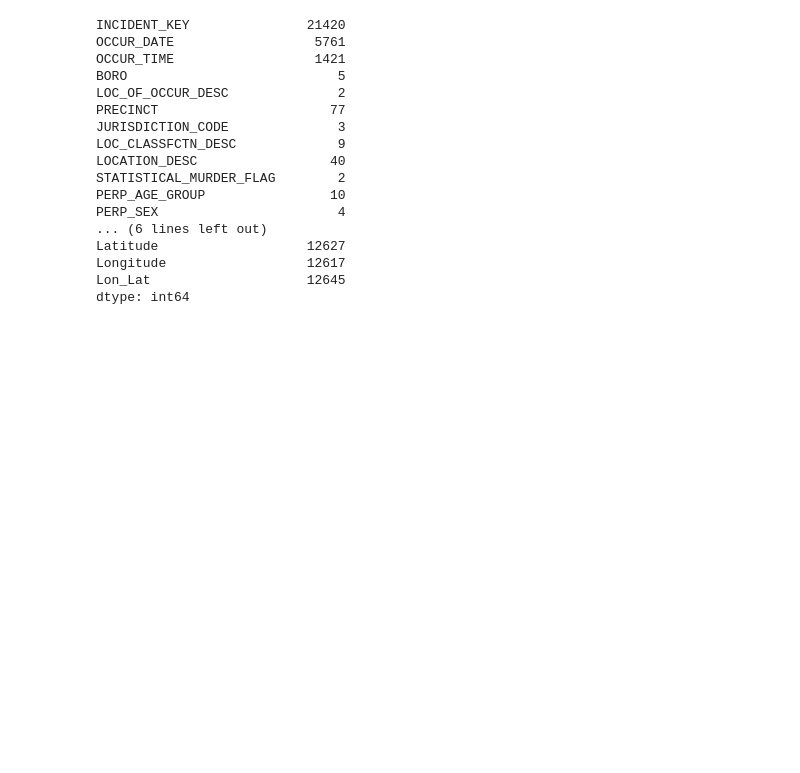
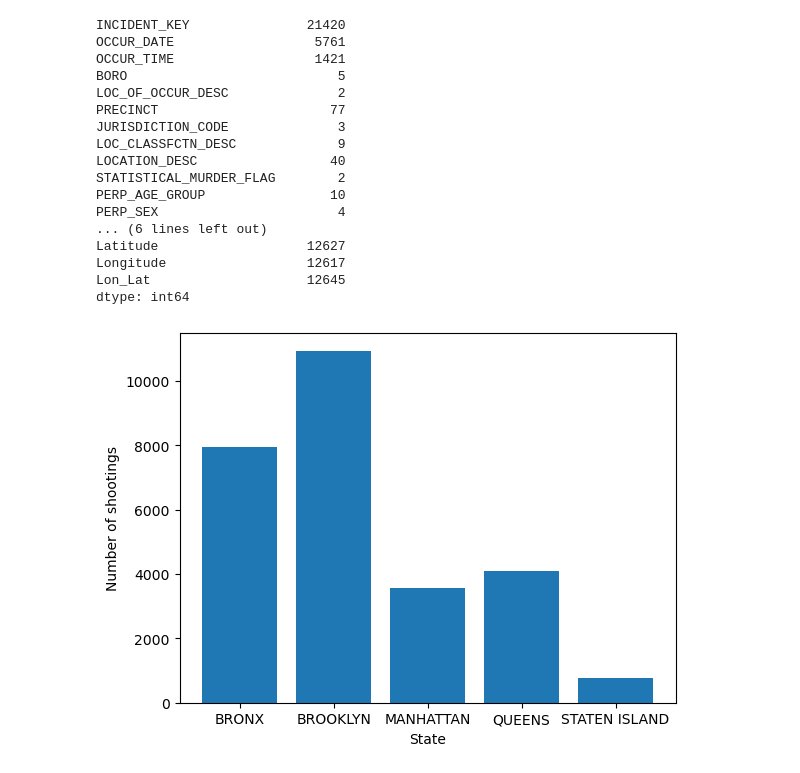
Before and after one commit to angelodavido/NYC-Crime, a Jupyter notebook: New York City Crime.ipynb, the cells around one changed output. Drawn from its saved outputs; the diff is of its cells as text; code cells hidden in the pictures; blank space fills up the shorter version.

```diff
--- a/New York City Crime.ipynb
+++ b/New York City Crime.ipynb
@@ -146,3 +146,14 @@ Latitude                   12627
 Longitude                  12617
 Lon_Lat                    12645
 dtype: int64
+# %%
+# Get the number of shootings per state
+state_shootings = NYC_df.groupby("BORO").size()
+# %%
+# Plot the data
+plt.bar(state_shootings.index, state_shootings.values)
+plt.xlabel("State")
+plt.ylabel("Number of shootings")
+plt.show()
+# %% [output]
+[figure, added]
```
Also changed, not shown: 1 other file.
